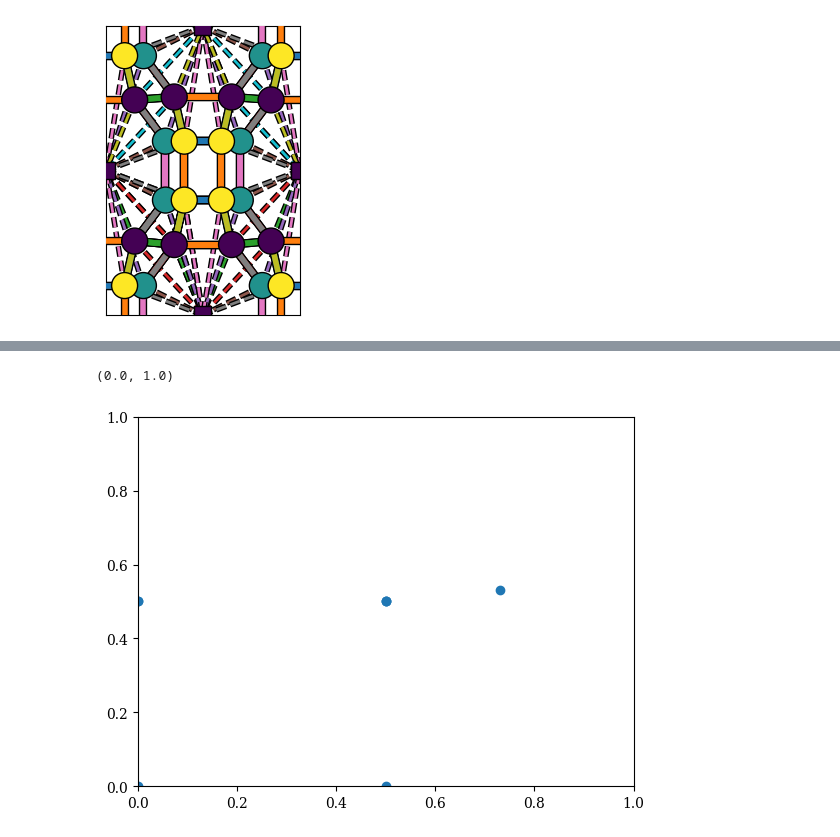
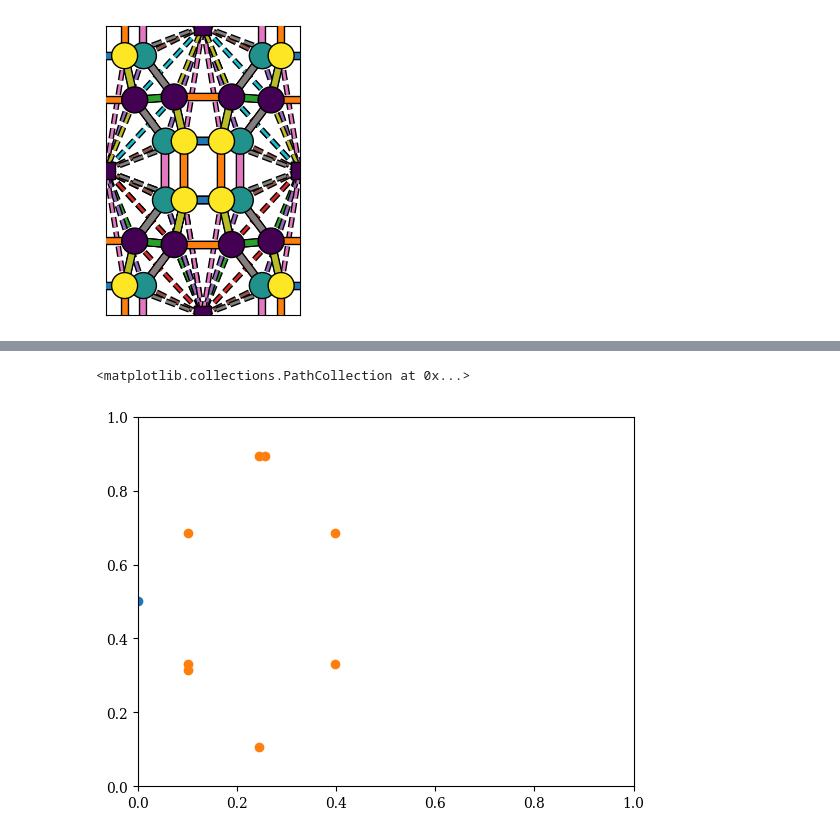
Before and after one commit to marko-petkovic/zeolite-property-prediction, a Jupyter notebook: plotting_ITW.ipynb, the cells around one changed output, grey strips where cells are left out. Saved outputs shown, nothing was run; the diff lists cells and outputs as text; code cells hidden in the pictures.

Commit message:
fixed ITW pores

```diff
--- a/plotting_ITW.ipynb
+++ b/plotting_ITW.ipynb
@@ -587,8 +587,12 @@ array([[0.5       , 0.        , 0.5       ],
 # %%
-plt.scatter(X_pore[:,1], X_pore[:,2])
+num = 6
+plt.scatter(X_pore[num,1], X_pore[num,2])
 plt.xlim(0,1)
 plt.ylim(0,1)
+
+tmp = X[A_pore[:,num]==1]
+plt.scatter(tmp[:,1], tmp[:,2])
 # %% [output]
-(0.0, 1.0)
+<matplotlib.collections.PathCollection at 0x...>
-[figure, old version]
+[figure, new version]
 # %%
```
Also changed, not shown: parts of 5 cells of this notebook, 4 other files.
